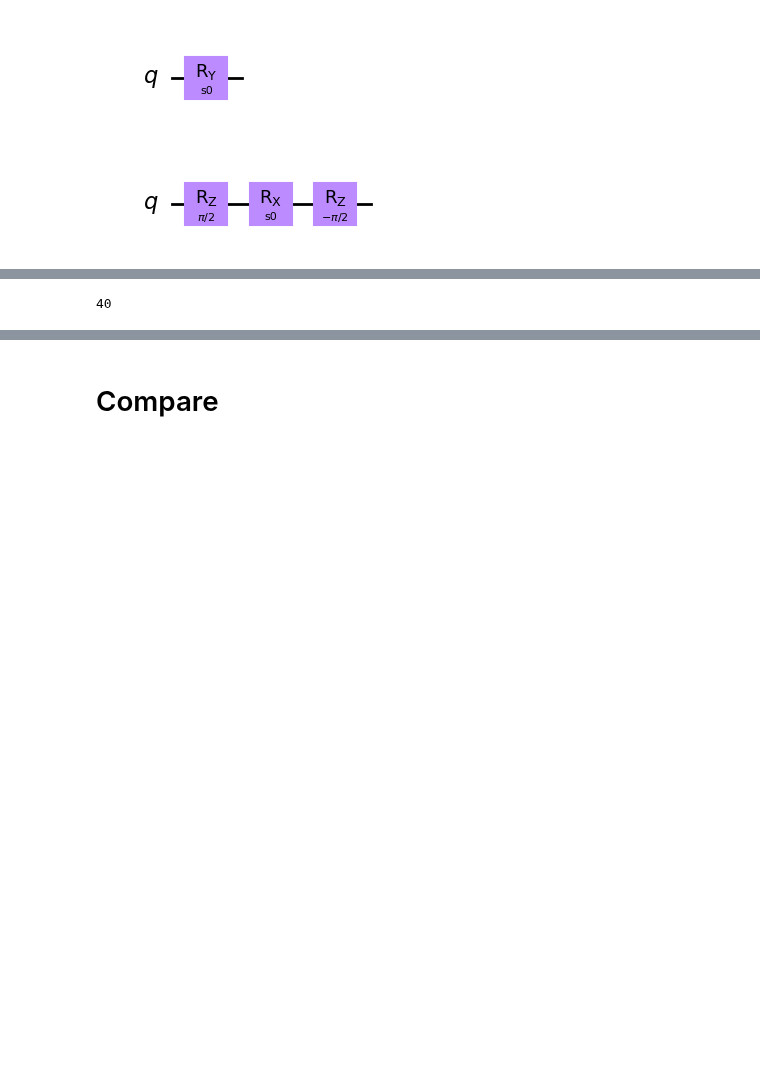
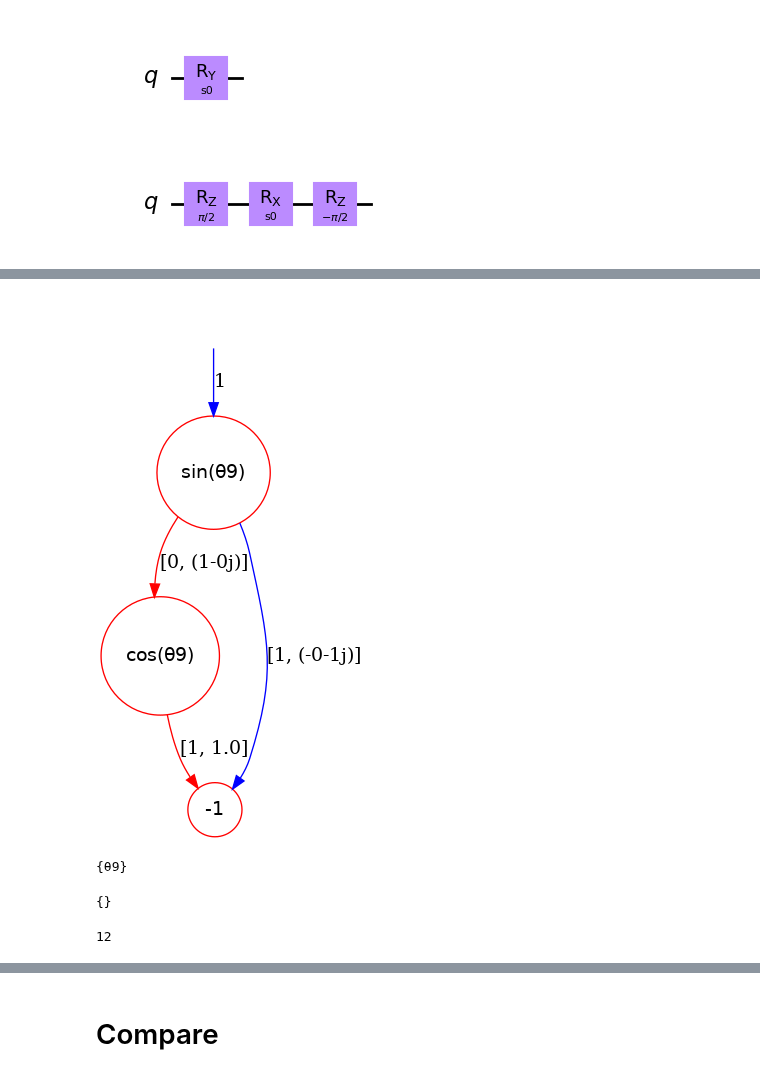
Before and after one commit to Veriqc/Symbol_TDD, a Jupyter notebook: TrDD_experiment.ipynb, the cells around one changed output, grey strips where cells are left out. Cells and saved outputs as stored; diff of their text form; code cells hidden in the pictures; blank space fills up the shorter version.

```diff
--- a/TrDD_experiment.ipynb
+++ b/TrDD_experiment.ipynb
@@ -409,4 +455,4 @@ cont complete 46.781054735183716
 # %%
 cir,cir2,data=circuit_generator(qubit_num=3,reps=3, function_name='EfficientSU2'
-                                ,basis_gates1=['rx', 'ry', 'rz','cz']
-                                ,basis_gates2=['rx','ry','rz','cx'])
+                                ,basis_gates1=['id', 'rz', 'sx', 'x', 'cx']
+                                ,basis_gates2=['rx','ry','h','cx'])
@@ -412,0 +479,3 @@ cir,cir2,data=circuit_generator(qubit_num=3,reps=3, function_name='EfficientSU2'
+# %%
+tdd1, output_dict=STDD_simulation(cir)
+get_count()
@@ -413,7 +500,20 @@ cir,cir2,data=circuit_generator(qubit_num=3,reps=3, function_name='EfficientSU2'
+# %%
+weight=tdd1.node.successor[0].out_weight[0]
+weight.show()
+# %% [output]
+[figure, added]
+# %%
+weight.expr().free_symbols
+# %% [output]
+{θ9}
+# %%
+weight.key_2_index
+# %% [output]
+{}
 # %%
 len(cir.parameters)
 # %% [output]
-40
+12
 # %%
 # cir.draw()
 # %%
```
Also changed, not shown: parts of 21 cells of this notebook, 2 other files.
